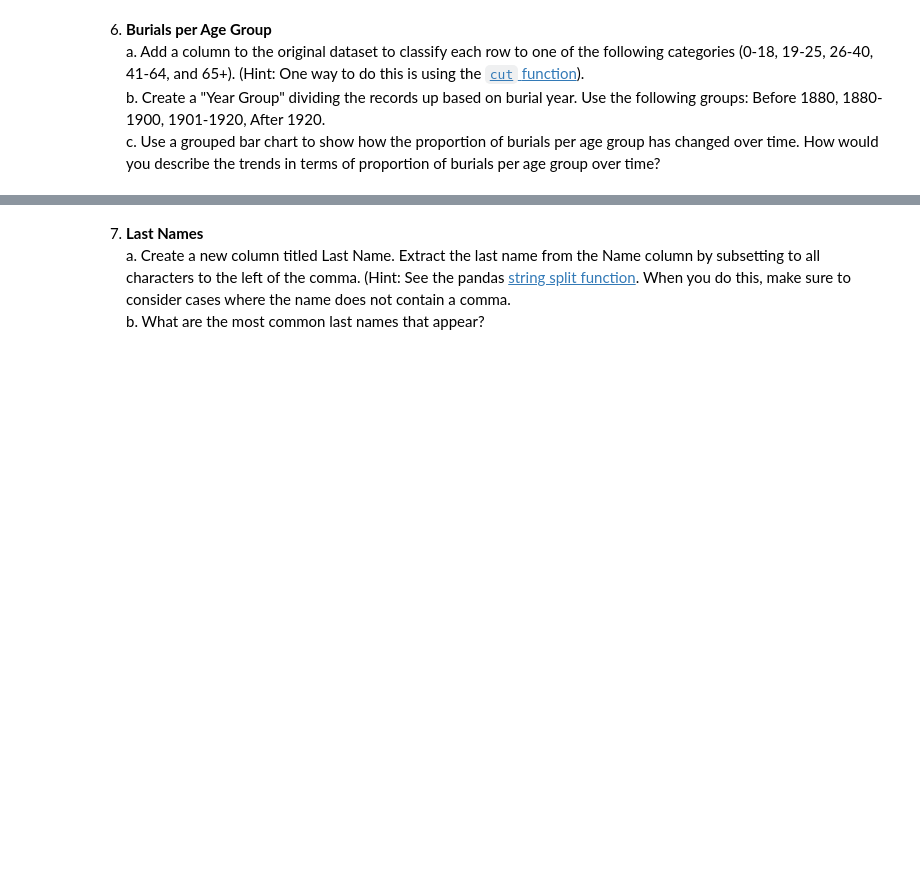
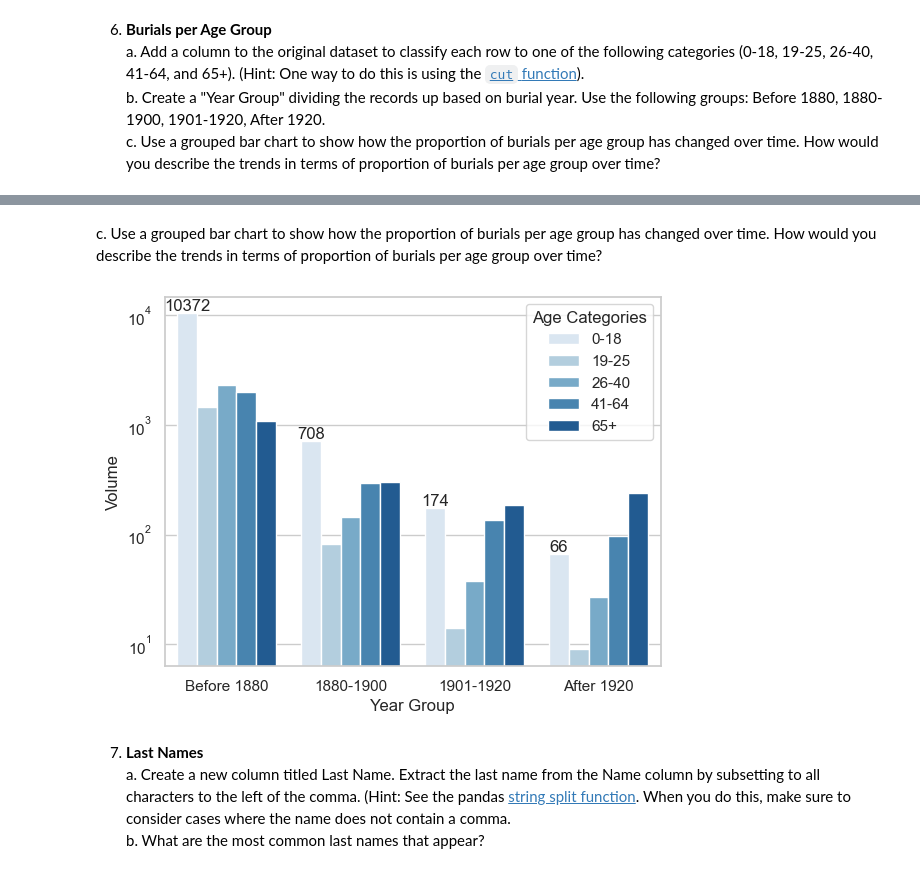
Before and after one commit to NSS-Data-Analytics-Cohort-10/advanced-pandas-elisianguyen, a Jupyter notebook: notebooks/advanced_pandas.ipynb, the cells around one changed output, grey strips where cells are left out. Saved outputs shown, nothing was run; the diff lists cells and outputs as text; code cells hidden in the pictures; blank space fills up the shorter version.

```diff
--- a/notebooks/advanced_pandas.ipynb
+++ b/notebooks/advanced_pandas.ipynb
@@ -294,0 +331,10 @@ Name: Volume, dtype: int64
+# %%
+#fill na in age col
+cc["Age"] = cc["Age"].fillna(0)
+
+#set to int
+cc["Age"] = cc["Age"].astype(int)
+
+#cut function
+cc["Age Categories"] = pd.cut(cc["Age"], bins=[-1, 18, 25, 40, 64, 200], labels=["0-18", "19-25", "26-40", "41-64", "65+"])
+cc.head(50)
@@ -294,0 +361,10 @@ Name: Volume, dtype: int64
+# %%
+#fill na in Year col
+cc["Burial Year"] = cc["Burial Year"].fillna(0)
+
+#set to int
+cc["Burial Year"] = cc["Burial Year"].astype(int)
+
+#cut function
+cc["Year Group"] = pd.cut(cc["Burial Year"], bins=[1820, 1879, 1900, 1920, 2000], labels=["Before 1880", "1880-1900", "1901-1920", "After 1920"])
+cc.groupby("Year Group")["Burial Year"].count()
@@ -295,3 +399,21 @@ Name: Volume, dtype: int64
+# %% [markdown]
+c. Use a grouped bar chart to show how the proportion of burials per age group has changed over time. How would you describe the trends in terms of proportion of burials per age group over time?
+# %%
+#fill with 1 to sum
+cc["Volume"]=1
+
+#group and sum
+prop = cc.groupby(["Year Group","Age Categories"])["Volume"].sum()
+prop = pd.DataFrame(prop)
+prop = prop.reset_index()
+#prop.info()
+#plot
+sns.set_theme(style="whitegrid")
+x = sns.barplot(prop, y="Volume", x="Year Group", hue="Age Categories", palette="Blues")
+plt.yscale('log')
+x.bar_label(x.containers[0]);
+# %% [output]
+[figure, added]
 # %% [markdown]
 7. **Last Names**
     a. Create a new column titled Last Name. Extract the last name from the Name column by subsetting to all characters to the left of the comma. (Hint: See the pandas [string split function](https://pandas.pydata.org/docs/reference/api/pandas.Series.str.split.html). When you do this, make sure to consider cases where the name does not contain a comma.
```
Also changed, not shown: parts of 33 cells of this notebook.
